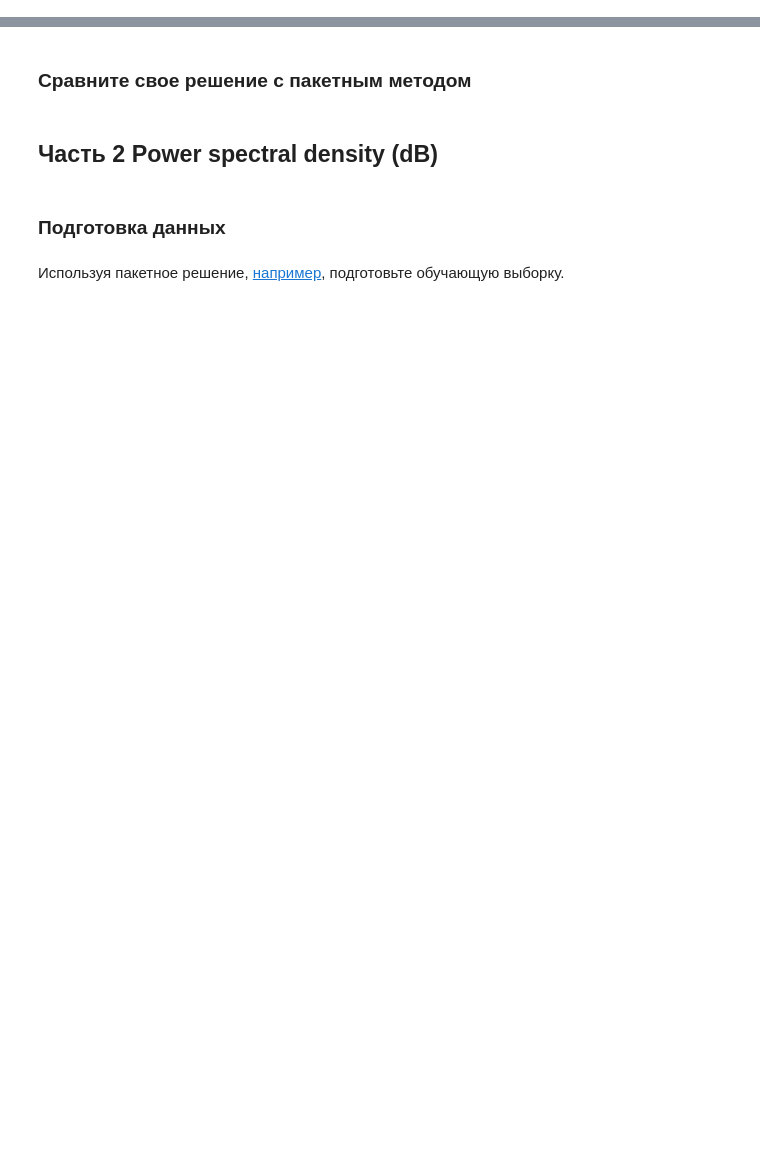
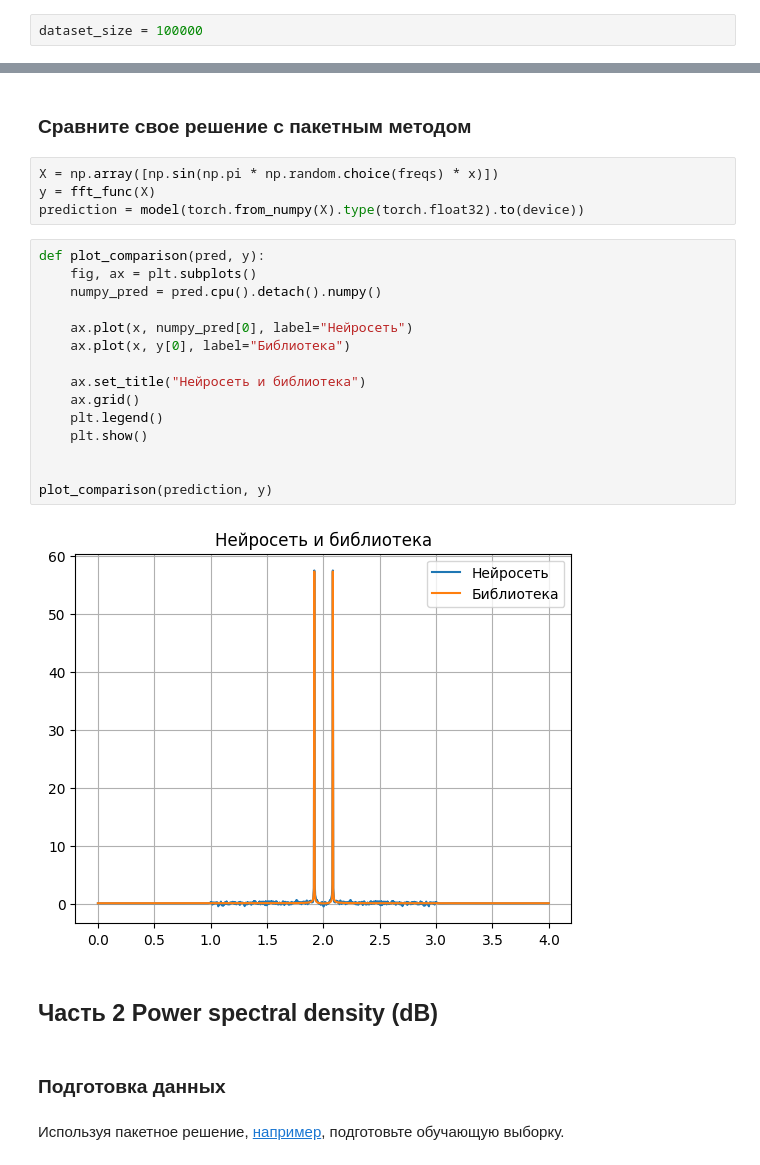
Before and after one commit to sibenshtern/ml_mipt, a Jupyter notebook: homeworks/hw4/hw4.ipynb, the cells around one changed output, grey strips where cells are left out. Cells and saved outputs as stored; diff of their text form; blank space fills up the shorter version.

```diff
--- a/homeworks/hw4/hw4.ipynb
+++ b/homeworks/hw4/hw4.ipynb
@@ -52,0 +22,2 @@ test_dataset = FourierDataset(int(dataset_length * 0.2))
+# %%
+dataset_size = 100000
@@ -139,5 +178,26 @@ KeyboardInterrupt:
 # %% [markdown]
 ### Сравните свое решение с пакетным методом
+# %%
+X = np.array([np.sin(np.pi * np.random.choice(freqs) * x)])
+y = fft_func(X)
+prediction = model(torch.from_numpy(X).type(torch.float32).to(device))
+# %%
+def plot_comparison(pred, y):
+    fig, ax = plt.subplots()
+    numpy_pred = pred.cpu().detach().numpy()
+
+    ax.plot(x, numpy_pred[0], label="Нейросеть")
+    ax.plot(x, y[0], label="Библиотека")
+
+    ax.set_title("Нейросеть и библиотека")
+    ax.grid()
+    plt.legend()
+    plt.show()
+
+
+plot_comparison(prediction, y)
+# %% [output]
+[figure, added]
 # %% [markdown]
 ## Часть 2 Power spectral density (dB)
 # %% [markdown]
```
Also changed, not shown: parts of 26 cells of this notebook.
